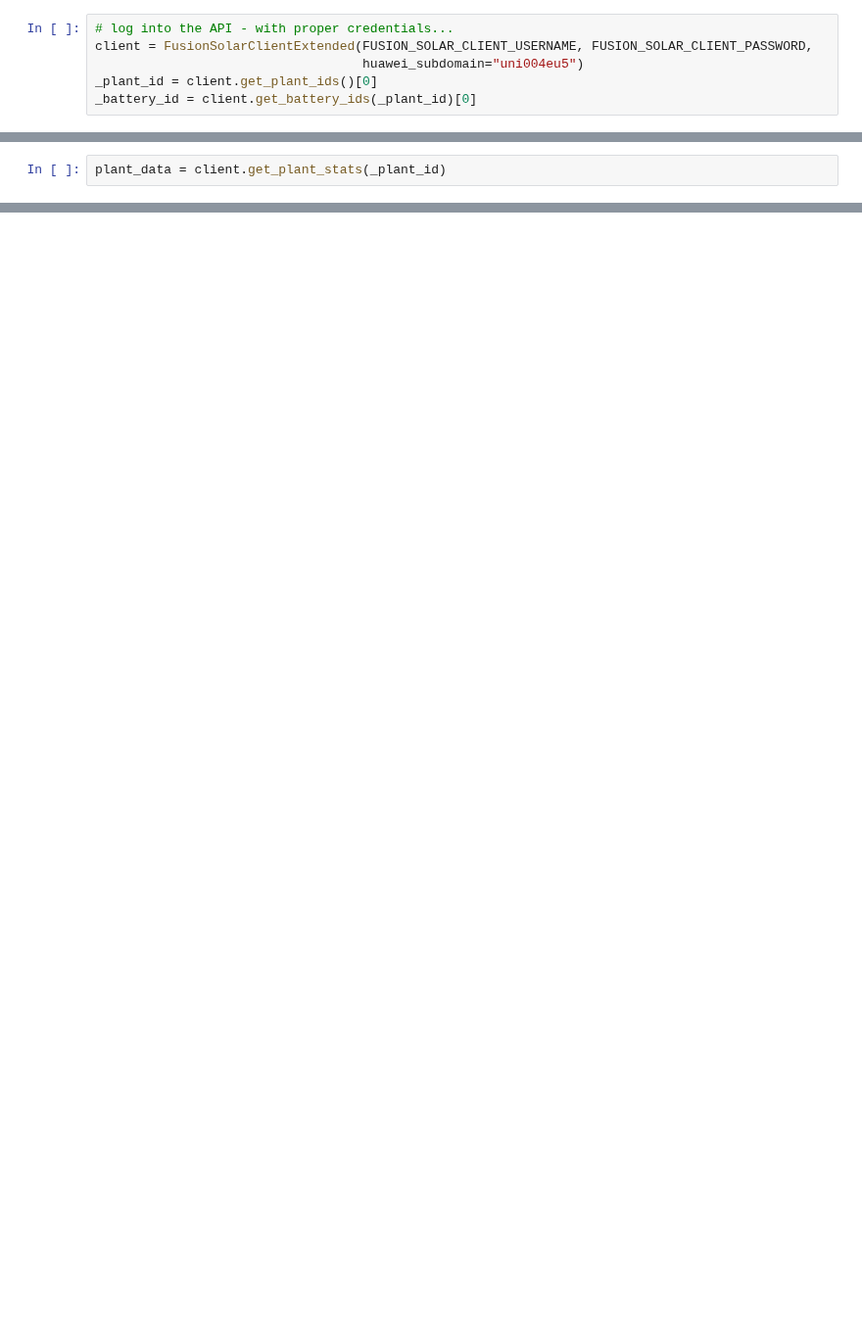
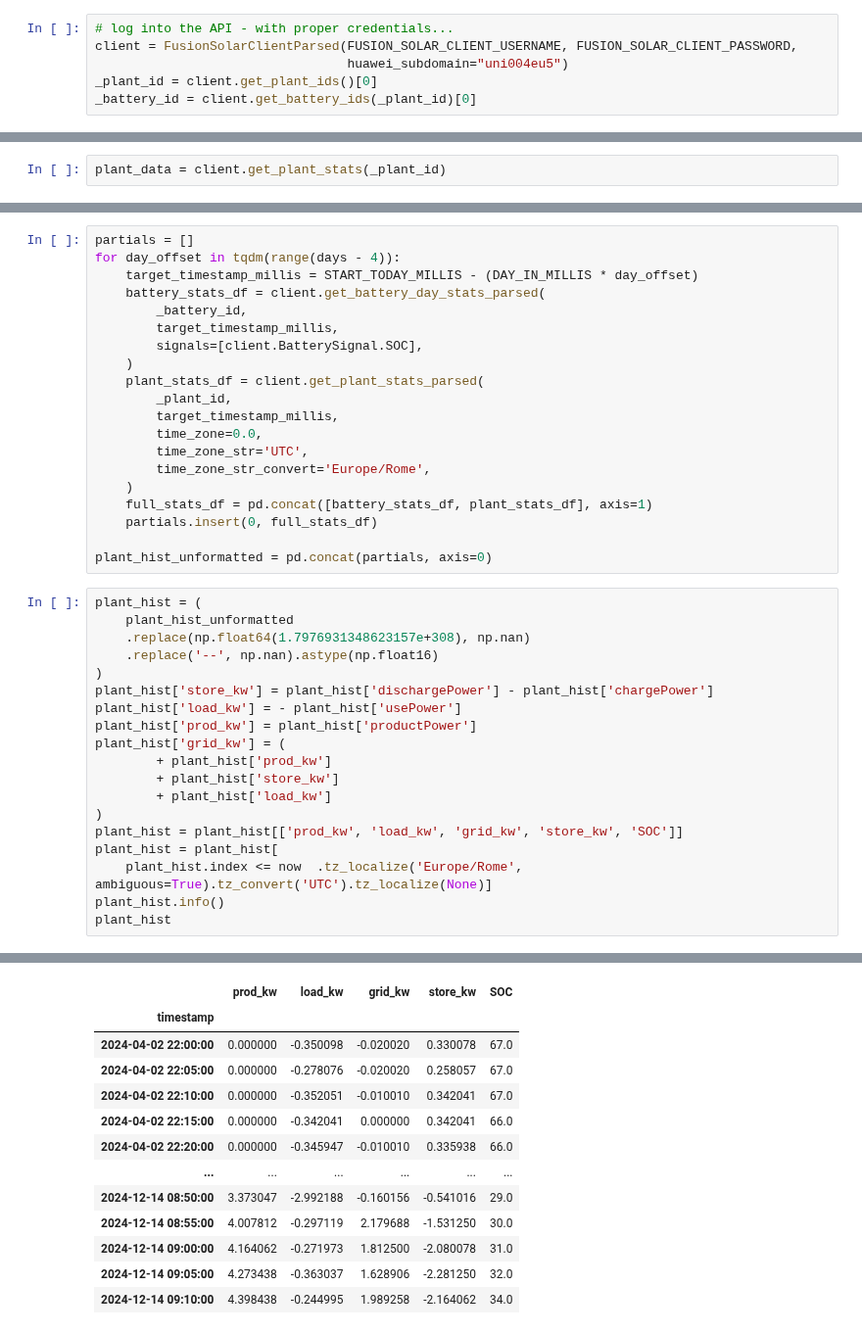
Before and after one commit to EmaR97/EnergyManagementRL, a Jupyter notebook: notebooks/03-fusion-solar-client-extension.ipynb, the cells around one changed output, grey strips where cells are left out. Shown at 98% size. Saved outputs shown, nothing was run; the diff lists cells and outputs as text; blank space fills up the shorter version.

Commit message:
parsed_client.py

```diff
--- a/notebooks/03-fusion-solar-client-extension.ipynb
+++ b/notebooks/03-fusion-solar-client-extension.ipynb
@@ -26,7 +24,7 @@ from energymanagementrl.fusion_solar_extension import FusionSolarClientExtended
 # %%
 # log into the API - with proper credentials...
-client = FusionSolarClientExtended(FUSION_SOLAR_CLIENT_USERNAME, FUSION_SOLAR_CLIENT_PASSWORD,
-                                   huawei_subdomain="uni004eu5")
+client = FusionSolarClientParsed(FUSION_SOLAR_CLIENT_USERNAME, FUSION_SOLAR_CLIENT_PASSWORD,
+                                 huawei_subdomain="uni004eu5")
 _plant_id = client.get_plant_ids()[0]
 _battery_id = client.get_battery_ids(_plant_id)[0]
 # %%
@@ -121,0 +62,40 @@ client.get_parsed_plant_flow(_plant_id)
+# %%
+partials = []
+for day_offset in tqdm(range(days - 4)):
+    target_timestamp_millis = START_TODAY_MILLIS - (DAY_IN_MILLIS * day_offset)
+    battery_stats_df = client.get_battery_day_stats_parsed(
+        _battery_id,
+        target_timestamp_millis,
+        signals=[client.BatterySignal.SOC],
+    )
+    plant_stats_df = client.get_plant_stats_parsed(
+        _plant_id,
+        target_timestamp_millis,
+        time_zone=0.0,
+        time_zone_str='UTC',
+        time_zone_str_convert='Europe/Rome',
+    )
+    full_stats_df = pd.concat([battery_stats_df, plant_stats_df], axis=1)
+    partials.insert(0, full_stats_df)
+
+plant_hist_unformatted = pd.concat(partials, axis=0)
+# %%
+plant_hist = (
+    plant_hist_unformatted
+    .replace(np.float64(1.7976931348623157e+308), np.nan)
+    .replace('--', np.nan).astype(np.float16)
+)
+plant_hist['store_kw'] = plant_hist['dischargePower'] - plant_hist['chargePower']
+plant_hist['load_kw'] = - plant_hist['usePower']
+plant_hist['prod_kw'] = plant_hist['productPower']
+plant_hist['grid_kw'] = (
+        + plant_hist['prod_kw']
+        + plant_hist['store_kw']
+        + plant_hist['load_kw']
+)
+plant_hist = plant_hist[['prod_kw', 'load_kw', 'grid_kw', 'store_kw', 'SOC']]
+plant_hist = plant_hist[
+    plant_hist.index <= now  .tz_localize('Europe/Rome', ambiguous=True).tz_convert('UTC').tz_localize(None)]
+plant_hist.info()
+plant_hist
+# %% [output]
@@ -121,0 +114,13 @@ client.get_parsed_plant_flow(_plant_id)
+|  | prod_kw | load_kw | grid_kw | store_kw | SOC |
+| timestamp |  |  |  |  |  |
+| 2024-04-02 22:00:00 | 0.000000 | -0.350098 | -0.020020 | 0.330078 | 67.0 |
+| 2024-04-02 22:05:00 | 0.000000 | -0.278076 | -0.020020 | 0.258057 | 67.0 |
+| 2024-04-02 22:10:00 | 0.000000 | -0.352051 | -0.010010 | 0.342041 | 67.0 |
+| 2024-04-02 22:15:00 | 0.000000 | -0.342041 | 0.000000 | 0.342041 | 66.0 |
+| 2024-04-02 22:20:00 | 0.000000 | -0.345947 | -0.010010 | 0.335938 | 66.0 |
+| ... | ... | ... | ... | ... | ... |
+| 2024-12-14 08:50:00 | 3.373047 | -2.992188 | -0.160156 | -0.541016 | 29.0 |
+| 2024-12-14 08:55:00 | 4.007812 | -0.297119 | 2.179688 | -1.531250 | 30.0 |
+| 2024-12-14 09:00:00 | 4.164062 | -0.271973 | 1.812500 | -2.080078 | 31.0 |
+| 2024-12-14 09:05:00 | 4.273438 | -0.363037 | 1.628906 | -2.281250 | 32.0 |
+| 2024-12-14 09:10:00 | 4.398438 | -0.244995 | 1.989258 | -2.164062 | 34.0 |
```
Also changed, not shown: parts of 12 cells of this notebook, 4 other files.
